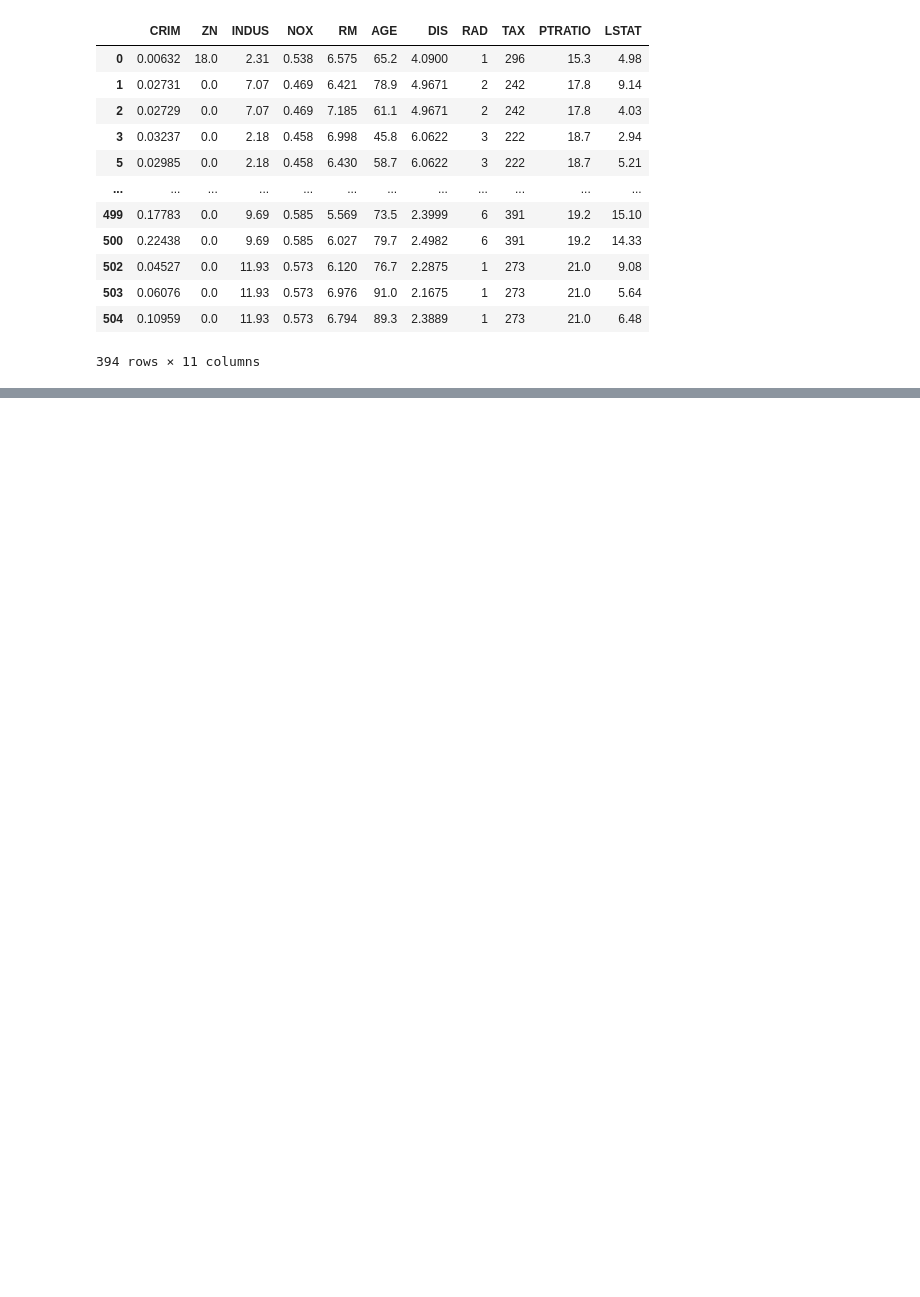
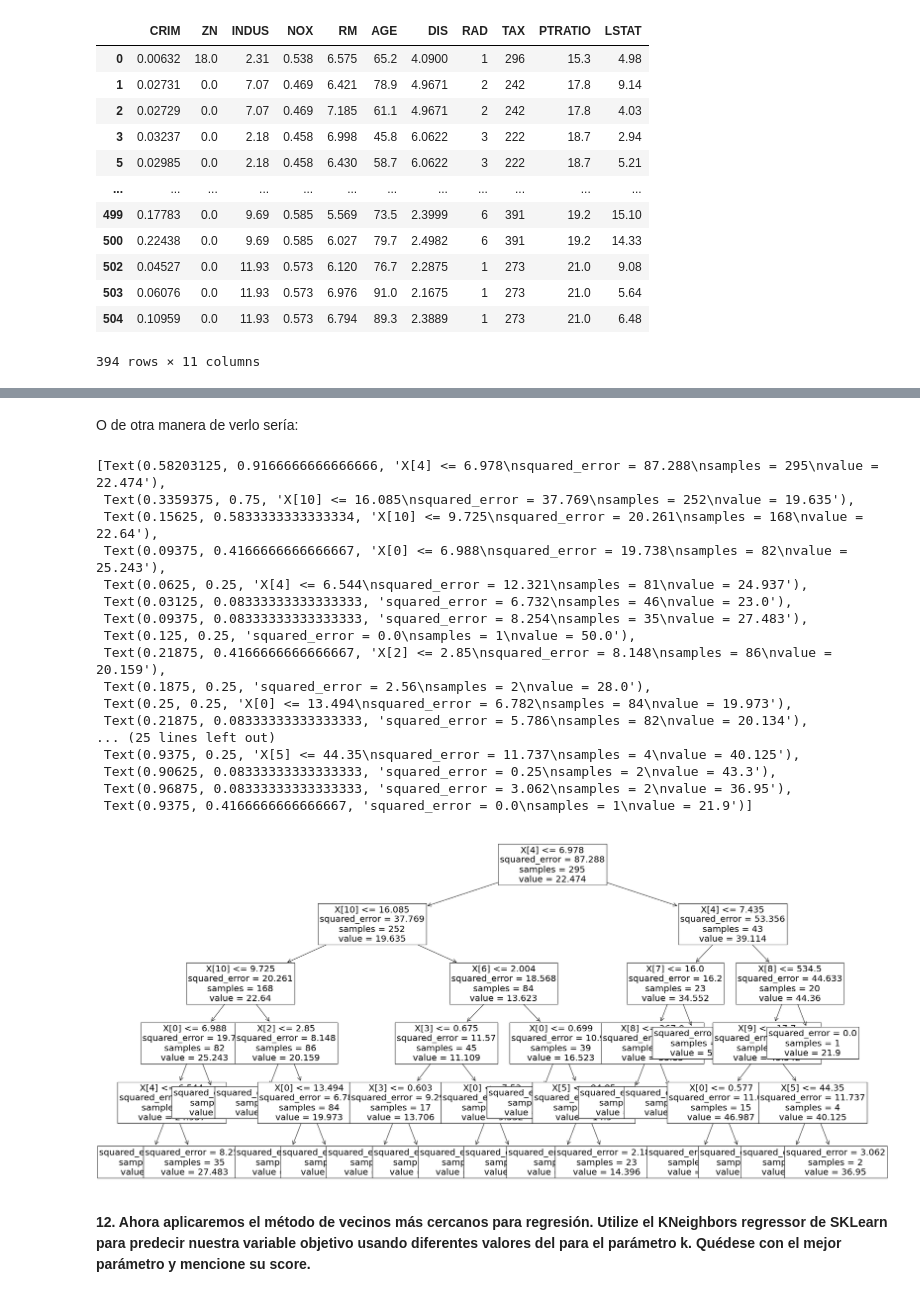
Before and after one commit to ginamartinezl/Regresion_BostonHousing, a Jupyter notebook: HousingData_regresion.ipynb, the cells around one changed output, grey strips where cells are left out. Cells and saved outputs as stored; diff of their text form; code cells hidden in the pictures; blank space fills up the shorter version.

```diff
--- a/HousingData_regresion.ipynb
+++ b/HousingData_regresion.ipynb
@@ -223,0 +349,26 @@ https://bookdown.org/content/2274/metodos-de-clasificacion.html
+# %% [markdown]
+O de otra manera de verlo sería:
+# %%
+plt.figure(figsize=(30,15))
+plot_tree(modelo_arbol,fontsize=20,max_depth=5)
+# %% [output]
+[Text(0.58203125, 0.9166666666666666, 'X[4] <= 6.978\nsquared_error = 87.288\nsamples = 295\nvalue = 22.474'),
+ Text(0.3359375, 0.75, 'X[10] <= 16.085\nsquared_error = 37.769\nsamples = 252\nvalue = 19.635'),
+ Text(0.15625, 0.5833333333333334, 'X[10] <= 9.725\nsquared_error = 20.261\nsamples = 168\nvalue = 22.64'),
+ Text(0.09375, 0.4166666666666667, 'X[0] <= 6.988\nsquared_error = 19.738\nsamples = 82\nvalue = 25.243'),
+ Text(0.0625, 0.25, 'X[4] <= 6.544\nsquared_error = 12.321\nsamples = 81\nvalue = 24.937'),
+ Text(0.03125, 0.08333333333333333, 'squared_error = 6.732\nsamples = 46\nvalue = 23.0'),
+ Text(0.09375, 0.08333333333333333, 'squared_error = 8.254\nsamples = 35\nvalue = 27.483'),
+ Text(0.125, 0.25, 'squared_error = 0.0\nsamples = 1\nvalue = 50.0'),
+ Text(0.21875, 0.4166666666666667, 'X[2] <= 2.85\nsquared_error = 8.148\nsamples = 86\nvalue = 20.159'),
+ Text(0.1875, 0.25, 'squared_error = 2.56\nsamples = 2\nvalue = 28.0'),
+ Text(0.25, 0.25, 'X[0] <= 13.494\nsquared_error = 6.782\nsamples = 84\nvalue = 19.973'),
+ Text(0.21875, 0.08333333333333333, 'squared_error = 5.786\nsamples = 82\nvalue = 20.134'),
+... (25 lines left out)
+ Text(0.9375, 0.25, 'X[5] <= 44.35\nsquared_error = 11.737\nsamples = 4\nvalue = 40.125'),
+ Text(0.90625, 0.08333333333333333, 'squared_error = 0.25\nsamples = 2\nvalue = 43.3'),
+ Text(0.96875, 0.08333333333333333, 'squared_error = 3.062\nsamples = 2\nvalue = 36.95'),
+ Text(0.9375, 0.4166666666666667, 'squared_error = 0.0\nsamples = 1\nvalue = 21.9')]
+[figure, added]
+# %% [markdown]
+**12. Ahora aplicaremos el método de vecinos más cercanos para regresión. Utilize el KNeighbors regressor de SKLearn para predecir nuestra variable objetivo usando diferentes valores del para el parámetro k. Quédese con el mejor parámetro y mencione su score.**
```
Also changed, not shown: parts of 37 cells of this notebook.
